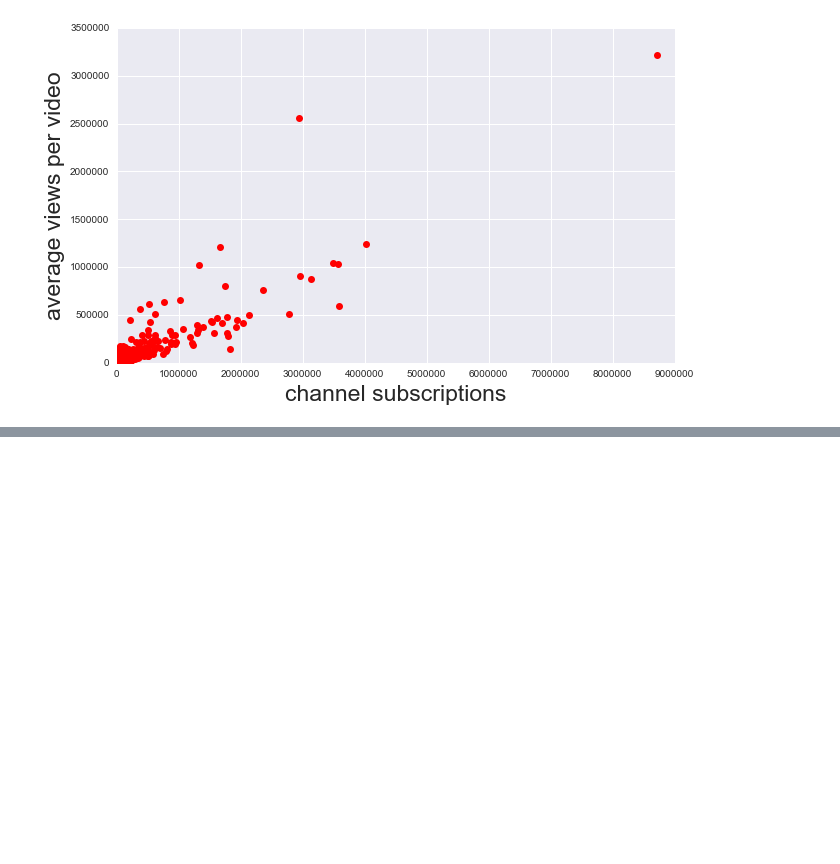
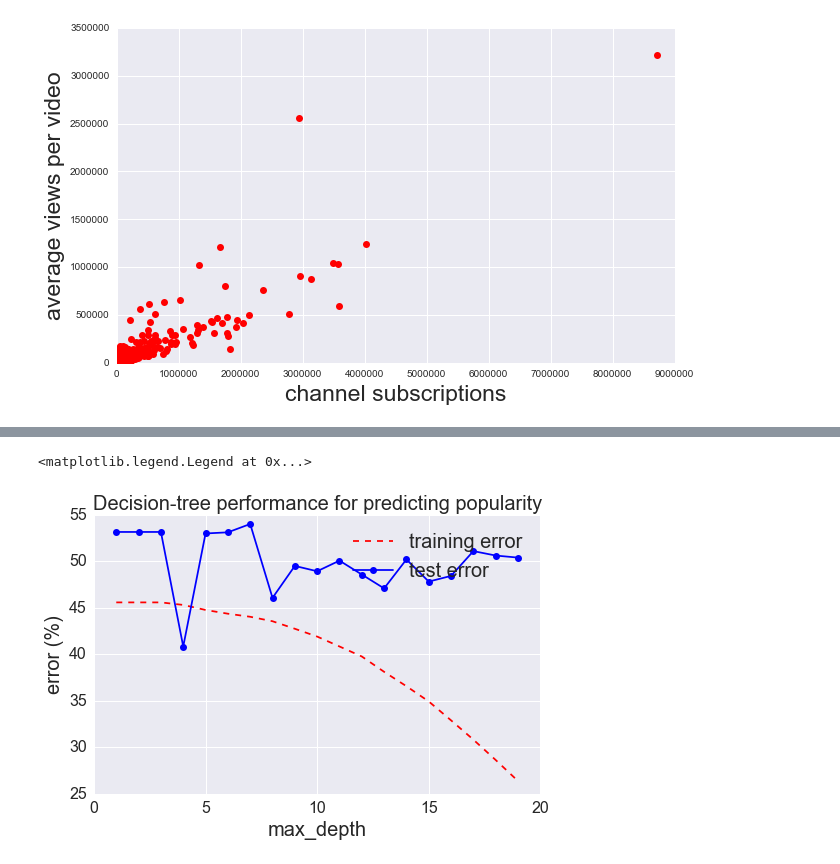
Before and after one commit to yaoliphy/insight-project, a Jupyter notebook: data_analysis_and_ML/youtube_data_analysis.ipynb, the cells around one changed output, grey strips where cells are left out. Cells and saved outputs as stored; diff of their text form; code cells hidden in the pictures; blank space fills up the shorter version.

```diff
--- a/data_analysis_and_ML/youtube_data_analysis.ipynb
+++ b/data_analysis_and_ML/youtube_data_analysis.ipynb
@@ -399,0 +763,32 @@ The training error is 743.418%
+# %%
+#############################
+###### DTs classifier #######
+#############################
+
+from sklearn import tree
+
+####################################################################
+# compute training/test error vs. max_depth
+
+depth_list = range(1, 20)
+err_train_list = []
+err_test_list = []
+for depth in depth_list:
+    print ("********************************")
+    print (depth_list.index(depth))
+    print ("max_depth is {}".format(depth))
+    clf = tree.DecisionTreeClassifier(max_depth=depth)
+    clf.fit(x_train, y_train)
+    print ("Done model learning")
+
+    y_prediction = clf.predict(x_test)
+    err_test = get_error(y_test, y_prediction)
+    err_test_list.append(err_test)
+    print ("The test error is {0}".format(err_test))
+
+    y_prediction = clf.predict(x_train)
+    err_train = get_error(y_train, y_prediction)
+    err_train_list.append(err_train)
+    print ("The train error is {0}".format(err_train))
+print ("Done computing parameter dependence")
+err_dts = min(err_test_list) * 100
@@ -399,0 +813,14 @@ The training error is 743.418%
+# %%
+# plot error vs. max_depth
+plt.figure(figsize=(8,5))
+plt.plot(depth_list, [x * 100 for x in err_train_list], 'r--', label="training error")
+plt.plot(depth_list, [x * 100 for x in err_test_list], 'bo-', label="test error")
+plt.xlabel("max_depth", fontsize=20)
+plt.ylabel("error (%)", fontsize=20)
+plt.title("Decision-tree performance for predicting popularity", fontsize=20)
+plt.xticks(fontsize=16)
+plt.yticks(fontsize=16)
+plt.legend(loc='upper right', fontsize=20)
+# %% [output]
+<matplotlib.legend.Legend at 0x...>
+[figure, added]
```
Also changed, not shown: parts of 44 cells of this notebook, 8 other files.
